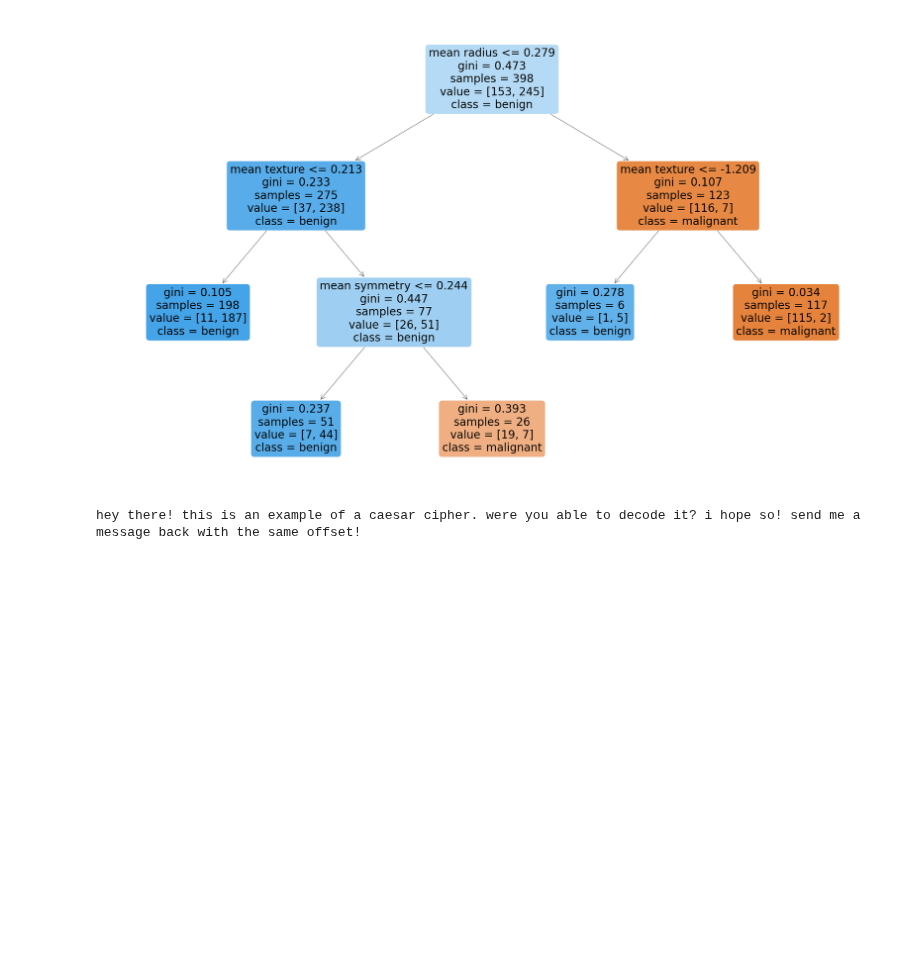
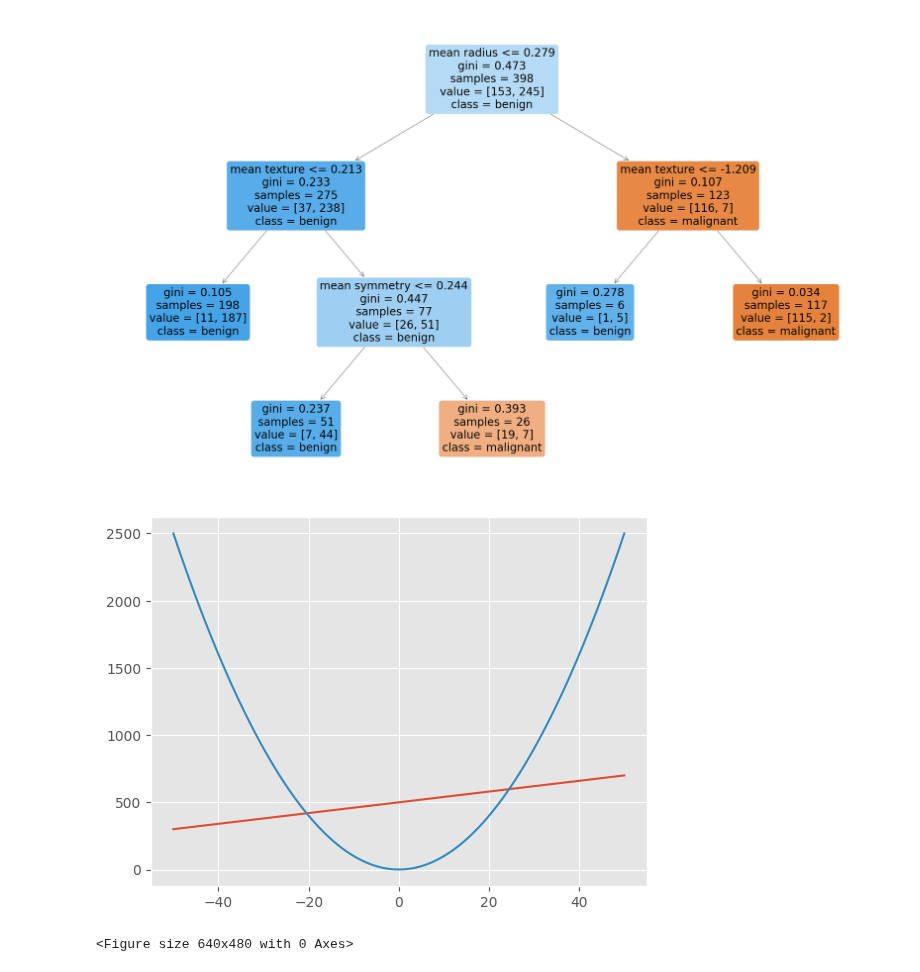
Before and after one commit to LiZoMark841619/Machine_learning, a Jupyter notebook: LogisticRegression/Breast_cancer/script.ipynb, the cells around one changed output. Saved outputs shown, nothing was run; the diff lists cells and outputs as text; code cells hidden in the pictures; blank space fills up the shorter version.

```diff
--- a/LogisticRegression/Breast_cancer/script.ipynb
+++ b/LogisticRegression/Breast_cancer/script.ipynb
@@ -392,18 +392,3 @@ plt.tight_layout()
 plt.show()
 # %% [output]
 [figure]
-# %%
-offset = 10
-alphabet = 'abcdefghijklmnopqrstuvwxyz'
-decoded = ''
-coded = 'xuo jxuhu! jxyi yi qd unqcfbu ev q squiqh syfxuh. muhu oek qrbu je tusetu yj? y xefu ie! iudt cu q cuiiqwu rqsa myjx jxu iqcu evviuj!'
-for char in coded:
-    idx = alphabet.find(char)
-    if char in alphabet:
-        new_char = alphabet[(idx + offset)%(len(alphabet))]
-        decoded += new_char
-    else:
-        decoded+=char
-print(decoded)
-# %% [output]
-hey there! this is an example of a caesar cipher. were you able to decode it? i hope so! send me a message back with the same offset!
@@ -409,0 +397,12 @@ hey there! this is an example of a caesar cipher. were you able to decode it? i
+# %%
+x1= np.linspace(-50, 50, 100)
+# %%
+y1 = 500 + 4*x1
+# %%
+plt.plot(x1, y1)
+plt.plot(x1, x1**2)
+plt.show()
+plt.clf()
+# %% [output]
+[figure, added]
+<Figure size 640x480 with 0 Axes>
```
Also changed, not shown: parts of 1 cell of this notebook, 1 other file.
